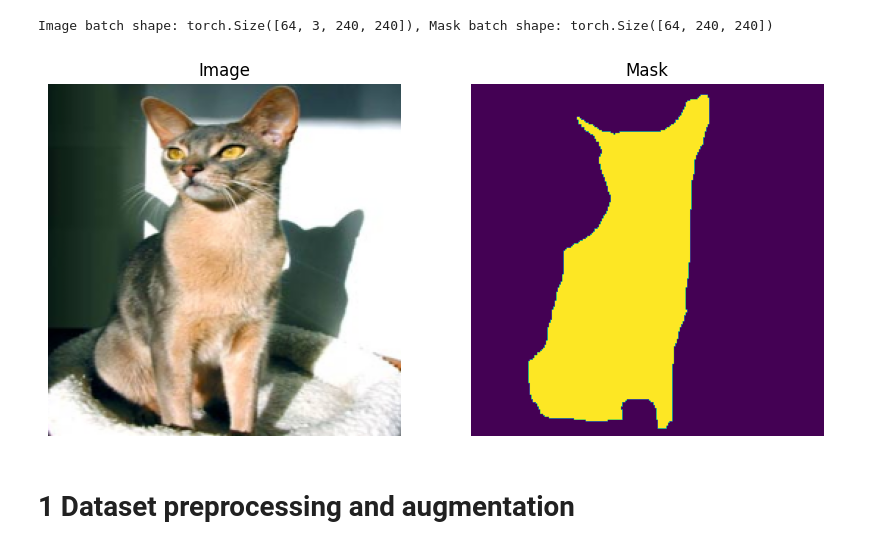
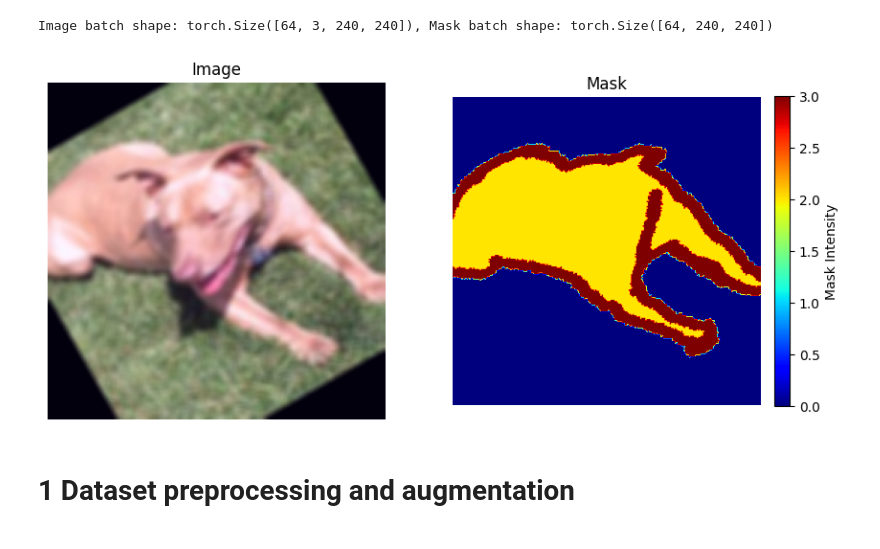
Before and after one commit to JorgeIvanJH/U-Net-Segmentation, a Jupyter notebook: notebook_jorge.ipynb, the cells around one changed output. Drawn from its saved outputs; the diff is of its cells as text; code cells hidden in the pictures.

```diff
--- a/notebook_jorge.ipynb
+++ b/notebook_jorge.ipynb
@@ -31,6 +31,8 @@ SEED = 818
 PATH_TRAINVAL = 'Dataset/Dataset/TrainVal/'
 PATH_TEST = 'Dataset/Dataset/Test/'
 TRAIN_SIZE = 0.8
+BATCH_SIZE = 64
+IMG_SIZE = 256
 
 random.seed(SEED)
 
@@ -64,6 +66,7 @@ def analyze(image, mask=None):
 
 def visualize(image, mask=None, masktitle='Mask'):
     plt.figure(figsize=(10, 5))
+
     if mask is None:
         plt.imshow(image)
         plt.axis('off')
@@ -75,12 +78,26 @@ def visualize(image, mask=None, masktitle='Mask'):
         plt.axis('off')
 
         plt.subplot(1, 2, 2)
-        plt.imshow(mask)
+        im = plt.imshow(mask, cmap='jet', vmin=0, vmax=3)  # Set fixed colorbar range
         plt.title(masktitle)
         plt.axis('off')
 
+        # Add colorbar (acts as legend)
+        cbar = plt.colorbar(im, fraction=0.046, pad=0.04)
+        cbar.set_label('Mask Intensity')
+
         plt.show()
 
+
+N = 90
+
+image = cv2.imread(image_list[N])
+image = cv2.cvtColor(image, cv2.COLOR_BGR2RGB)
+mask = cv2.imread(mask_list[N], cv2.IMREAD_UNCHANGED)
+mask = cv2.cvtColor(mask, cv2.COLOR_BGR2RGB)
+
+analyze(image, mask)
+print(image_list[N],"\n",mask_list[N])
 
 N = 190
 
@@ -213,6 +187,13 @@ from sklearn.model_selection import train_test_split
 transform = A.Compose([
     A.Resize(256, 256),  # Resize to 256x256
     A.RandomCrop(width=240, height=240),
+    # A.Rotate(limit=35, p=1.0), # Rotate image
+    # A.HorizontalFlip(p=0.5), # Flip image horizontally
+    A.RGBShift(r_shift_limit=25, g_shift_limit=25, b_shift_limit=25, p=0.5), # Shift RGB colors
+    A.RandomBrightnessContrast(p=0.5), # Randomly change brightness and contrast
+    # A.RandomGamma(p=0.5), # Randomly change image gamma
+    # A.Blur(p=0.5), # Randomly blur image
+    # A.GaussNoise(p=0.5), # Randomly add gaussian noise
     A.HorizontalFlip(p=0.5),
     ToTensorV2()
 ])
@@ -225,7 +206,7 @@ class SegmentationDataset(Dataset):
             (128, 0, 0): 1,    # Cat
             (0, 128, 0): 2,    # Dog
             (0, 0, 0): 0,      # Background
-            (128, 128, 128): 3 # Border
+            (255, 255, 255): 3 # Border
         }
 
 
@@ -269,9 +250,9 @@ val_dataset = SegmentationDataset(val_paths_df, transform=transform)
 test_dataset = SegmentationDataset(test_paths_df, transform=transform)
 
 # Create DataLoaders
-train_dataloader = DataLoader(train_dataset, batch_size=64, shuffle=True)
-val_dataloader = DataLoader(val_dataset, batch_size=64, shuffle=True)
-test_dataloader = DataLoader(test_dataset, batch_size=64, shuffle=True)
+train_dataloader = DataLoader(train_dataset, batch_size=BATCH_SIZE, shuffle=True)
+val_dataloader = DataLoader(val_dataset, batch_size=BATCH_SIZE, shuffle=True)
+test_dataloader = DataLoader(test_dataset, batch_size=BATCH_SIZE, shuffle=True)
 
 # Example: Fetch a batch
 images, masks = next(iter(train_dataloader))
@@ -280,10 +261,10 @@ print(f"Image batch shape: {images.shape}, Mask batch shape: {masks.shape}")
 To copy construct from a tensor, it is recommended to use sourceTensor.clone().detach() or sourceTensor.clone().detach().requires_grad_(True), rather than torch.tensor(sourceTensor).
 Image batch shape: torch.Size([64, 3, 240, 240]), Mask batch shape: torch.Size([64, 240, 240])
 # %%
-N=4
+N=random.randint(0,BATCH_SIZE)
 visualize(images[N].permute(1, 2, 0).numpy(),masks[N])
 # %% [output]
-[figure, old version]
+[figure, new version]
 # %% [markdown]
 # 1  Dataset preprocessing and augmentation
 # %% [markdown]
```
Also changed, not shown: parts of 4 cells of this notebook.
